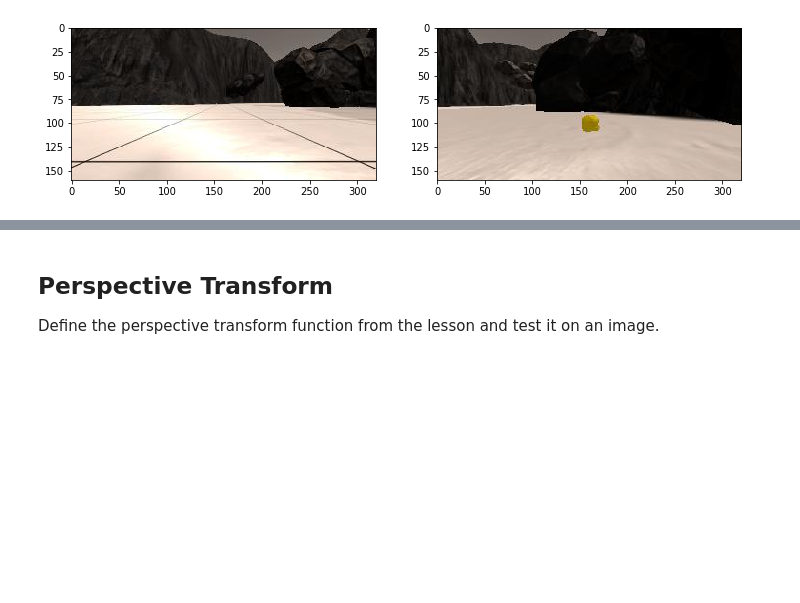
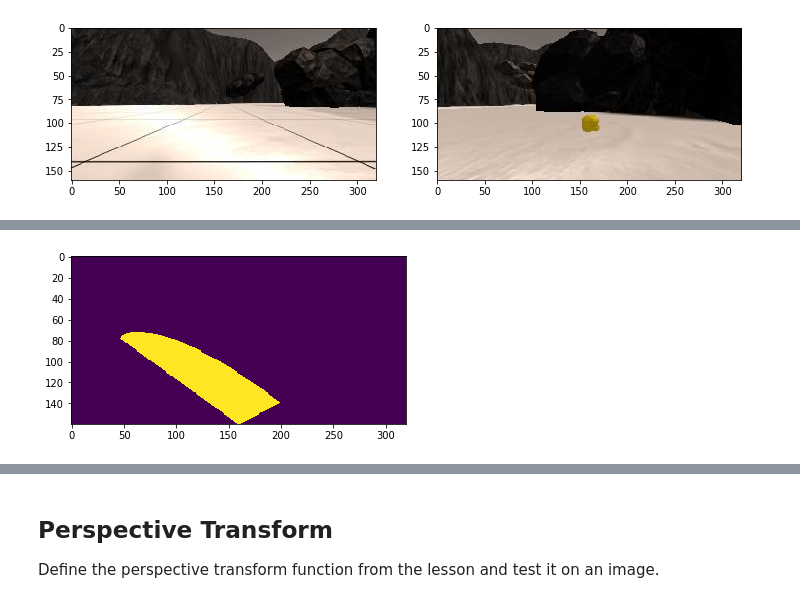
Before and after one commit to saurabdixit/RoboND-Rover-Project, a Jupyter notebook: code/Rover_Project_Test_Notebook.ipynb, the cells around one changed output, grey strips where cells are left out. Drawn from its saved outputs; the diff is of its cells as text; code cells hidden in the pictures; blank space fills up the shorter version.

```diff
--- a/code/Rover_Project_Test_Notebook.ipynb
+++ b/code/Rover_Project_Test_Notebook.ipynb
@@ -66,0 +134,5 @@ plt.imshow(rock_img)
+# %%
+plt.imshow(Arc)
+plt.show()
+# %% [output]
+[figure, added]
```
Also changed, not shown: parts of 11 cells of this notebook, 5 other files.
